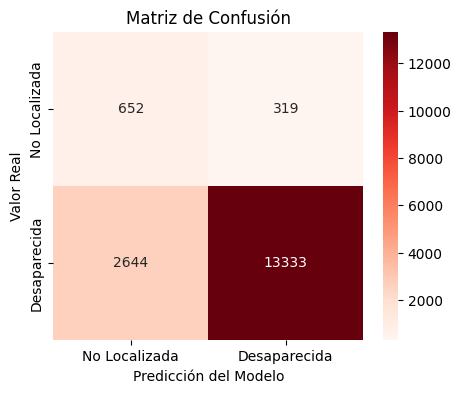
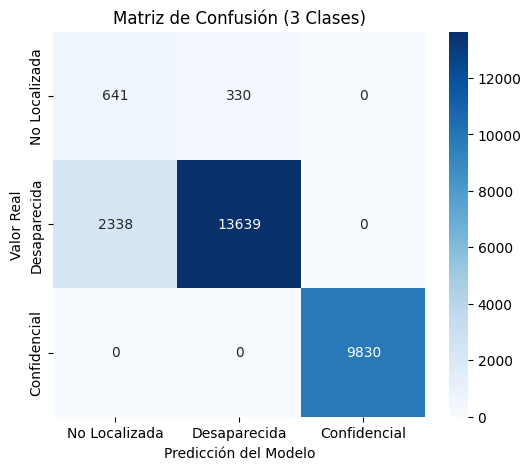
The change to this notebook cell's code, shown as a diff; its figure went from the first image to the second:
--- before
+++ after
@@ -1,8 +1,3 @@
-from sklearn.ensemble import RandomForestClassifier
-from sklearn.metrics import confusion_matrix, accuracy_score, recall_score, f1_score, classification_report
-import matplotlib.pyplot as plt
-import seaborn as sns
-
-# Entrenamos al modelo (Random Forest con balanceo de pesos)
+# Entrenamos al modelo 
 modelo_rf = RandomForestClassifier(n_estimators=100, random_state=42, class_weight='balanced', max_depth=12)
 modelo_rf.fit(X_train, y_train)
@@ -13,17 +8,16 @@
 # Reporte
 print("--- MÉTRICAS DE DESEMPEÑO PRINCIPALES ---")
-print(f"Accuracy (Exactitud) : {accuracy_score(y_test, y_pred):.4f}")
-print(f"Recall General       : {recall_score(y_test, y_pred):.4f} ")
-print(f"F1-Score             : {f1_score(y_test, y_pred):.4f}\n")
+print(f"Accuracy General : {accuracy_score(y_test, y_pred):.4f}")
+print(f"Recall Macro     : {recall_score(y_test, y_pred, average='macro'):.4f}\n")
 
 print("--- REPORTE DETALLADO POR CLASE ---")
-print(classification_report(y_test, y_pred, target_names=['NO LOCALIZADA (0)', 'DESAPARECIDA (1)']))
+print(classification_report(y_test, y_pred, target_names=['NO LOCALIZADA (0)', 'DESAPARECIDA (1)', 'CONFIDENCIAL (2)']))
 
 # Matriz de Confusión Visual
-plt.figure(figsize=(5,4))
-sns.heatmap(confusion_matrix(y_test, y_pred), annot=True, fmt='d', cmap='Reds', 
-            xticklabels=['No Localizada', 'Desaparecida'], 
-            yticklabels=['No Localizada', 'Desaparecida'])
-plt.title('Matriz de Confusión')
+plt.figure(figsize=(6,5))
+sns.heatmap(confusion_matrix(y_test, y_pred), annot=True, fmt='d', cmap='Blues', 
+            xticklabels=['No Localizada', 'Desaparecida', 'Confidencial'], 
+            yticklabels=['No Localizada', 'Desaparecida', 'Confidencial'])
+plt.title('Matriz de Confusión (3 Clases)')
 plt.ylabel('Valor Real')
 plt.xlabel('Predicción del Modelo')

Commit: Add files via upload